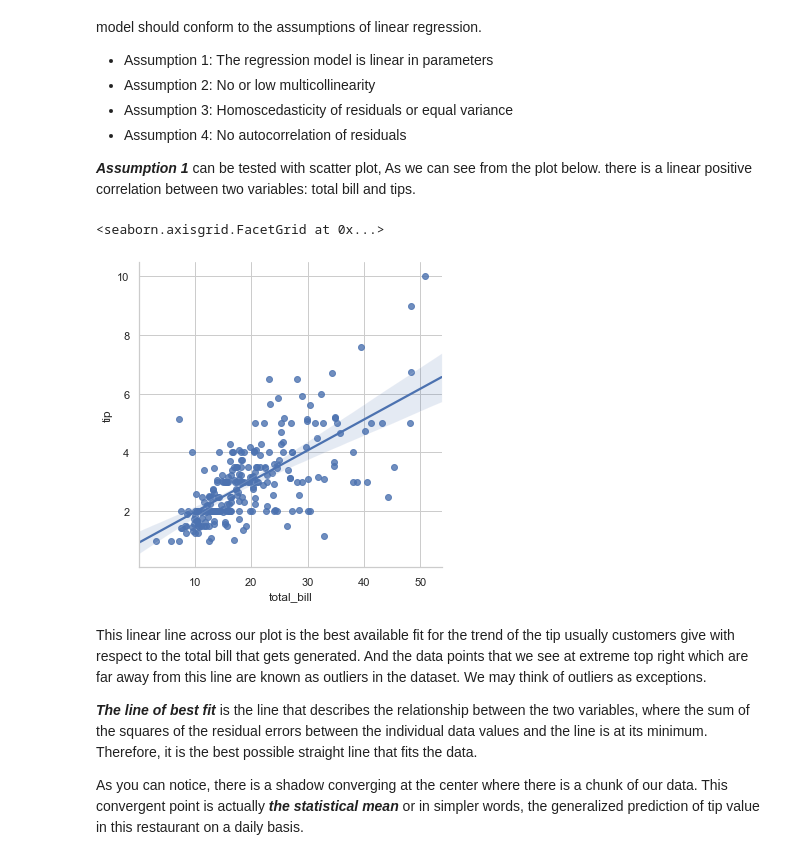
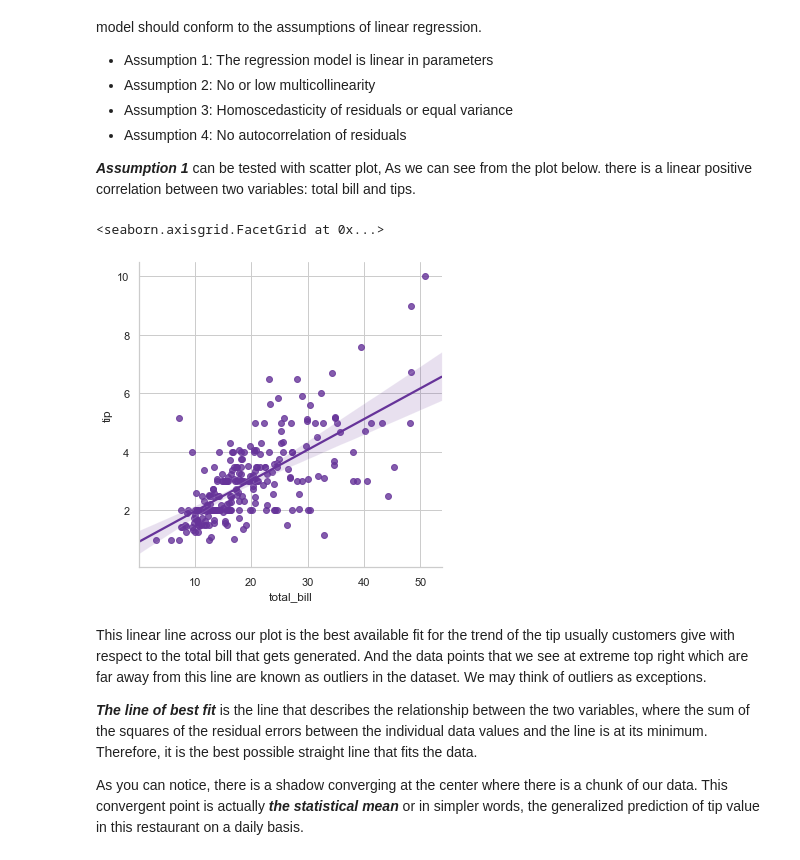
Before and after one commit to JuliaMal/Fundamentals_project, a Jupyter notebook: Tips.ipynb, the cells around one changed output. Cells and saved outputs as stored; diff of their text form; code cells hidden in the pictures.

```diff
--- a/Tips.ipynb
+++ b/Tips.ipynb
@@ -432,10 +440,11 @@ Building a linear regression model is only half of the work. In order to actuall
 
 **_Assumption 1_** can be tested with scatter plot, As we can see from the plot below. there is a linear positive correlation between two variables: total bill and tips.
 # %%
-sns.lmplot(x="total_bill", y="tip", data=df)
+sns.set_style("whitegrid")
+sns.lmplot(x="total_bill", y="tip", data=df, line_kws={'color': 'rebeccapurple'}, scatter_kws={'color': 'rebeccapurple'})
 # %% [output]
 <seaborn.axisgrid.FacetGrid at 0x...>
-[figure, old version]
+[figure, new version]
 # %% [markdown]
 This linear line across our plot is the best available fit for the trend of the tip usually customers give with respect to the total bill that gets generated. And the data points that we see at extreme top right which are far away from this line are known as outliers in the dataset. We may think of outliers as exceptions.
 
```
Also changed, not shown: parts of 21 cells of this notebook, 1 other file.
